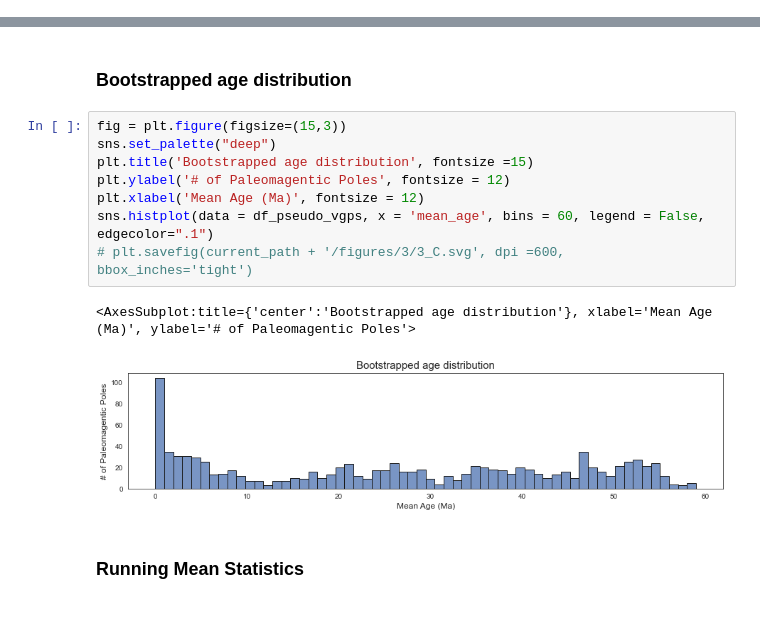
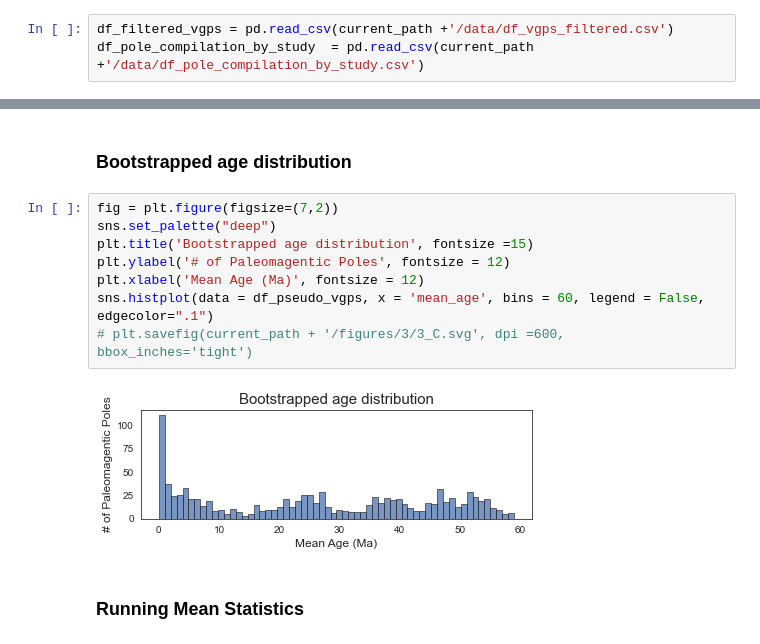
Before and after one commit to PolarWandering/Young_CEED, a Jupyter notebook: 3_APWP_simlated vgp-based APWP.ipynb, the cells around one changed output, grey strips where cells are left out. Cells and saved outputs as stored; diff of their text form; blank space fills up the shorter version.

Commit message:
read csv instead of calling the function (saves 3 minutes)

```diff
--- a/3_APWP_simlated vgp-based APWP.ipynb
+++ b/3_APWP_simlated vgp-based APWP.ipynb
@@ -31,3 +31,6 @@ df_filtered_vgps, df_pole_compilation_by_study = dfs_vgps_recomputed_poles(data_
+# %%
+df_filtered_vgps = pd.read_csv(current_path +'/data/df_vgps_filtered.csv')
+df_pole_compilation_by_study  = pd.read_csv(current_path +'/data/df_pole_compilation_by_study.csv')
 # %%
 df_pole_compilation_by_study.head()
 # %% [output]
@@ -118,16 +114,15 @@ plot_pseudoVGPs_and_APWP(extent, df_pseudo_vgps, RM_on_pseudoVGP)
 # %% [markdown]
 ### Bootstrapped age distribution
 # %%
-fig = plt.figure(figsize=(15,3))
+fig = plt.figure(figsize=(7,2))
 sns.set_palette("deep")
 plt.title('Bootstrapped age distribution', fontsize =15)
 plt.ylabel('# of Paleomagentic Poles', fontsize = 12)
 plt.xlabel('Mean Age (Ma)', fontsize = 12)
 sns.histplot(data = df_pseudo_vgps, x = 'mean_age', bins = 60, legend = False, edgecolor=".1")
 # plt.savefig(current_path + '/figures/3/3_C.svg', dpi =600, bbox_inches='tight')
 # %% [output]
-<AxesSubplot:title={'center':'Bootstrapped age distribution'}, xlabel='Mean Age (Ma)', ylabel='# of Paleomagentic Poles'>
-[figure, old version]
+[figure, new version]
 # %% [markdown]
 ### Running Mean Statistics
 # %%
```
Also changed, not shown: parts of 10 cells of this notebook.
